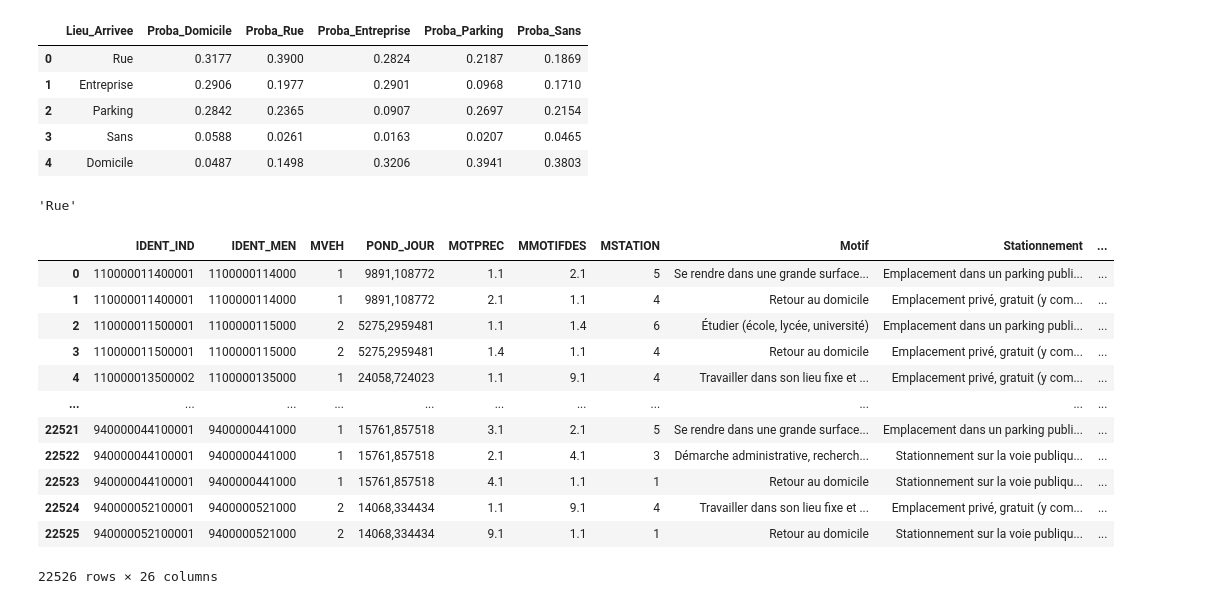
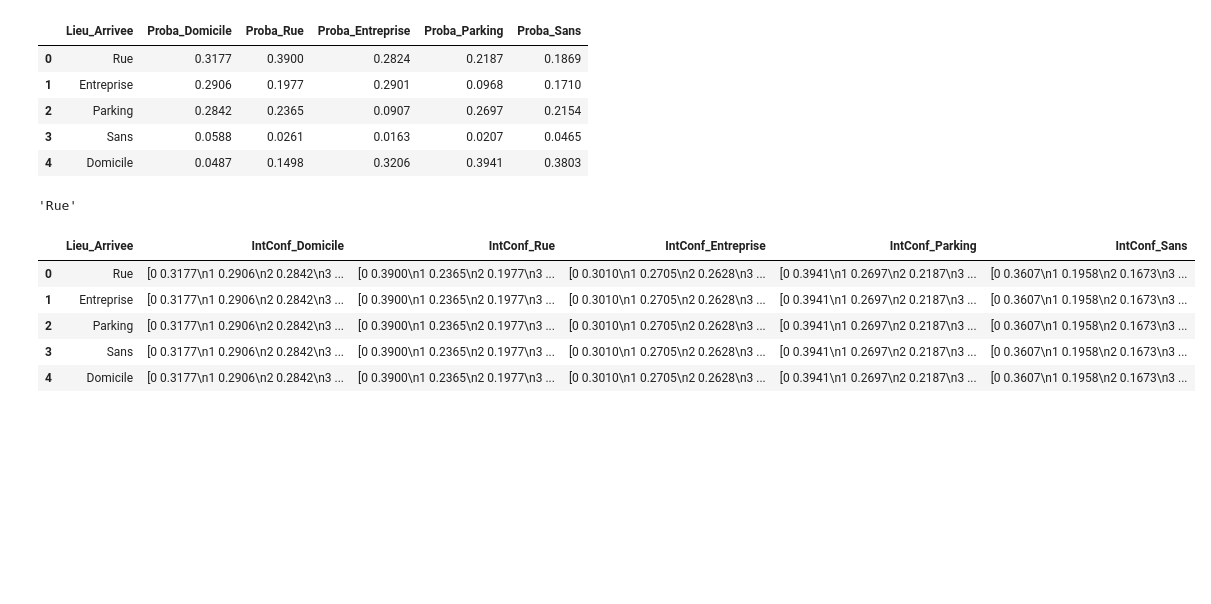
Before and after one commit to kilianguillon/Projet_statapp, a Jupyter notebook: script_main.ipynb, the cells around one changed output. Cells and saved outputs as stored; diff of their text form; code cells hidden in the pictures; blank space fills up the shorter version.

Commit message:
int confiance à 5%

```diff
--- a/script_main.ipynb
+++ b/script_main.ipynb
@@ -602,19 +602,37 @@ def lieu_arrivee(lieu_depart, heure_depart): #juste l'heure, les minutes ne sont
 lieu_arrivee("Domicile", 13.30)
 # %% [output]
 'Rue'
-# %%
-EMP
-# %% [output]
-|  | IDENT_IND | IDENT_MEN | MVEH | POND_JOUR | MOTPREC | MMOTIFDES | MSTATION | Motif | Stationnement | ... |
-| 0 | 110000011400001 | 1100000114000 | 1 | 9891,108772 | 1.1 | 2.1 | 5 | Se rendre dans une grande surface... | Emplacement dans un parking publi... | ... |
-| 1 | 110000011400001 | 1100000114000 | 1 | 9891,108772 | 2.1 | 1.1 | 4 | Retour au domicile | Emplacement privé, gratuit (y com... | ... |
-| 2 | 110000011500001 | 1100000115000 | 2 | 5275,2959481 | 1.1 | 1.4 | 6 | Étudier (école, lycée, université) | Emplacement dans un parking publi... | ... |
-| 3 | 110000011500001 | 1100000115000 | 2 | 5275,2959481 | 1.4 | 1.1 | 4 | Retour au domicile | Emplacement privé, gratuit (y com... | ... |
-| 4 | 110000013500002 | 1100000135000 | 1 | 24058,724023 | 1.1 | 9.1 | 4 | Travailler dans son lieu fixe et ... | Emplacement privé, gratuit (y com... | ... |
-| ... | ... | ... | ... | ... | ... | ... | ... | ... | ... | ... |
-| 22521 | 940000044100001 | 9400000441000 | 1 | 15761,857518 | 3.1 | 2.1 | 5 | Se rendre dans une grande surface... | Emplacement dans un parking publi... | ... |
-| 22522 | 940000044100001 | 9400000441000 | 1 | 15761,857518 | 2.1 | 4.1 | 3 | Démarche administrative, recherch... | Stationnement sur la voie publiqu... | ... |
-| 22523 | 940000044100001 | 9400000441000 | 1 | 15761,857518 | 4.1 | 1.1 | 1 | Retour au domicile | Stationnement sur la voie publiqu... | ... |
-| 22524 | 940000052100001 | 9400000521000 | 2 | 14068,334434 | 1.1 | 9.1 | 4 | Travailler dans son lieu fixe et ... | Emplacement privé, gratuit (y com... | ... |
-| 22525 | 940000052100001 | 9400000521000 | 2 | 14068,334434 | 9.1 | 1.1 | 1 | Retour au domicile | Stationnement sur la voie publiqu... | ... |
-22526 rows × 26 columns
+# %%
+import pandas as pd
+import numpy as np
+
+def ecart_plage(plage):
+    Lieux = ["Domicile", "Rue", "Entreprise", "Parking", "Sans"]
+    results = None
+    for Lieu in Lieux:
+        data = EMP[(EMP["Plage_horraire"] == plage) & (EMP["Lieu_Depart"] == Lieu)]
+        # On doit extraire le nombre d'observations
+        n_lieu = data.shape[0]
+        # On calcule l'estimation de la proportion
+        results_temp = count_occ_pond(data, 'Lieu_Arrivee', 'POND_JOUR').iloc[:, [0, 2]]
+        results_temp["Proportion"] = results_temp["Proportion"] / 100
+        results_temp.rename(columns={'Proportion': 'IntConf' + '_' + Lieu}, inplace=True)
+        # Calcul de l'intervalle de confiance à l'aide de la formule pour une proportion
+        se = round(np.sqrt(results_temp['IntConf' + '_' + Lieu] * (1 - results_temp['IntConf' + '_' + Lieu]) / n_lieu**1.5),2)
+        z = 1.96  # Valeur critique pour un intervalle de confiance de 95%
+        results_temp['IntConf' + '_' + Lieu] = f"[{results_temp['IntConf' + '_' + Lieu] - z * se}, {results_temp['IntConf' + '_' + Lieu] + z * se}]"
+        if results is None:
+            results = results_temp
+        else:
+            results = pd.merge(results, results_temp, on='Lieu_Arrivee')
+    return results
+
+# Appel de la fonction avec la plage "00-11h"
+ecart_plage("00-11h")
+# %% [output]
+|  | Lieu_Arrivee | IntConf_Domicile | IntConf_Rue | IntConf_Entreprise | IntConf_Parking | IntConf_Sans |
+| 0 | Rue | [0 0.3177\n1 0.2906\n2 0.2842\n3 ... | [0 0.3900\n1 0.2365\n2 0.1977\n3 ... | [0 0.3010\n1 0.2705\n2 0.2628\n3 ... | [0 0.3941\n1 0.2697\n2 0.2187\n3 ... | [0 0.3607\n1 0.1958\n2 0.1673\n3 ... |
+| 1 | Entreprise | [0 0.3177\n1 0.2906\n2 0.2842\n3 ... | [0 0.3900\n1 0.2365\n2 0.1977\n3 ... | [0 0.3010\n1 0.2705\n2 0.2628\n3 ... | [0 0.3941\n1 0.2697\n2 0.2187\n3 ... | [0 0.3607\n1 0.1958\n2 0.1673\n3 ... |
+| 2 | Parking | [0 0.3177\n1 0.2906\n2 0.2842\n3 ... | [0 0.3900\n1 0.2365\n2 0.1977\n3 ... | [0 0.3010\n1 0.2705\n2 0.2628\n3 ... | [0 0.3941\n1 0.2697\n2 0.2187\n3 ... | [0 0.3607\n1 0.1958\n2 0.1673\n3 ... |
+| 3 | Sans | [0 0.3177\n1 0.2906\n2 0.2842\n3 ... | [0 0.3900\n1 0.2365\n2 0.1977\n3 ... | [0 0.3010\n1 0.2705\n2 0.2628\n3 ... | [0 0.3941\n1 0.2697\n2 0.2187\n3 ... | [0 0.3607\n1 0.1958\n2 0.1673\n3 ... |
+| 4 | Domicile | [0 0.3177\n1 0.2906\n2 0.2842\n3 ... | [0 0.3900\n1 0.2365\n2 0.1977\n3 ... | [0 0.3010\n1 0.2705\n2 0.2628\n3 ... | [0 0.3941\n1 0.2697\n2 0.2187\n3 ... | [0 0.3607\n1 0.1958\n2 0.1673\n3 ... |
```
Also changed, not shown: parts of 1 cell of this notebook.
